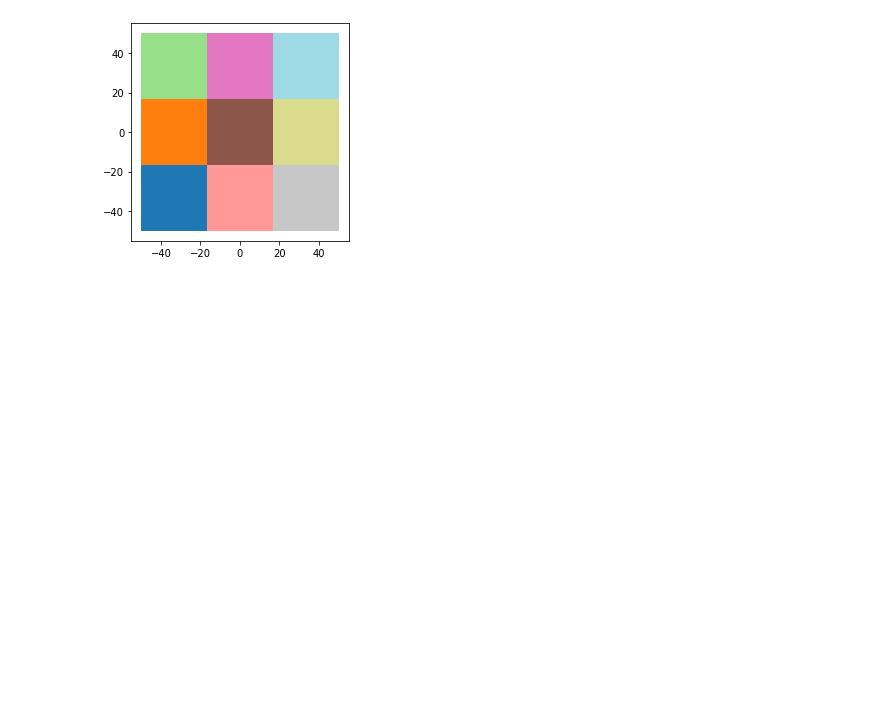
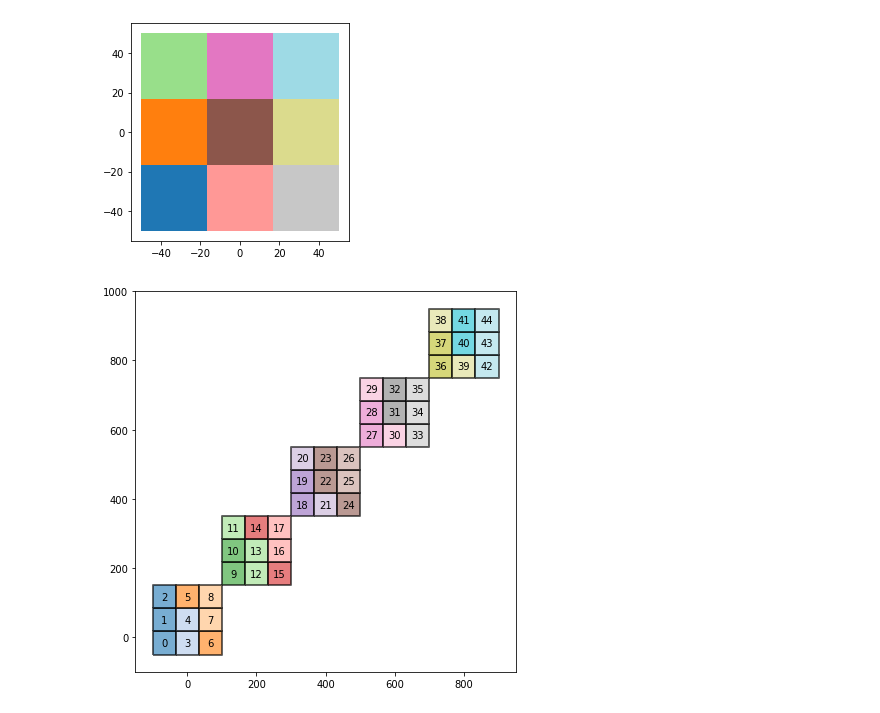
Before and after one commit to abiraihan/geoshapes, a Jupyter notebook: example/splitShape.ipynb, the cells around one changed output. Drawn from its saved outputs; the diff is of its cells as text; code cells hidden in the pictures; blank space fills up the shorter version.

```diff
--- a/example/splitShape.ipynb
+++ b/example/splitShape.ipynb
@@ -115,3 +100,31 @@ latinGeo.plot(cmap = 'tab20')
 # %% [output]
 <AxesSubplot:>
 [figure]
+# %%
+def getPlot(sideLength, maxVal, step, skip = None):
+
+    multiPoint = [shapely.geometry.Point(float(i), float(i+50)) for i in range(0, maxVal, step)]
+    mergedLatin = geopandas.GeoDataFrame()
+    for i in multiPoint:
+        latin = splitShape.splitLatin(
+            geoms = i,
+            bufferLength = sideLength)
+        latinGeo = geopandas.GeoDataFrame(geometry = latin[::skip])
+        mergedLatin = mergedLatin.append(latinGeo)
+    mergedLatin.reset_index(drop = True, inplace = True)
+
+    mergedLatin['ids'] = range(len(mergedLatin))
+    ax = mergedLatin.plot(figsize = (7,7), alpha = 0.6, cmap = 'tab20', edgecolor = 'k', linewidth = 2)
+    mergedLatin.apply(
+        lambda x: ax.annotate(
+            text=f"{x.ids}",
+            xy=x.geometry.centroid.coords[0],
+            ha='center',
+            va='center',
+            size=10),axis=1
+        )
+    return mergedLatin
+# %%
+latinData = getPlot(100, 1000, 200)
+# %% [output]
+[figure, added]
```
Also changed, not shown: parts of 2 cells of this notebook.
